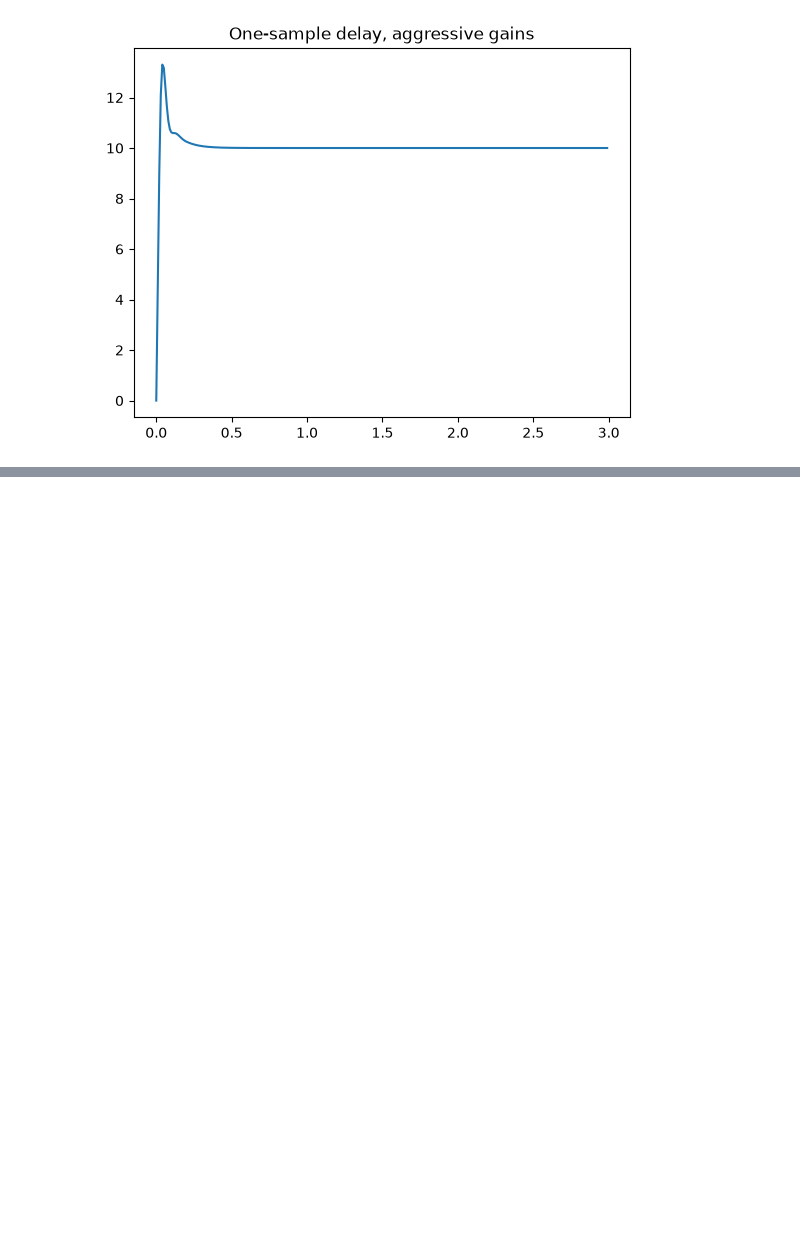
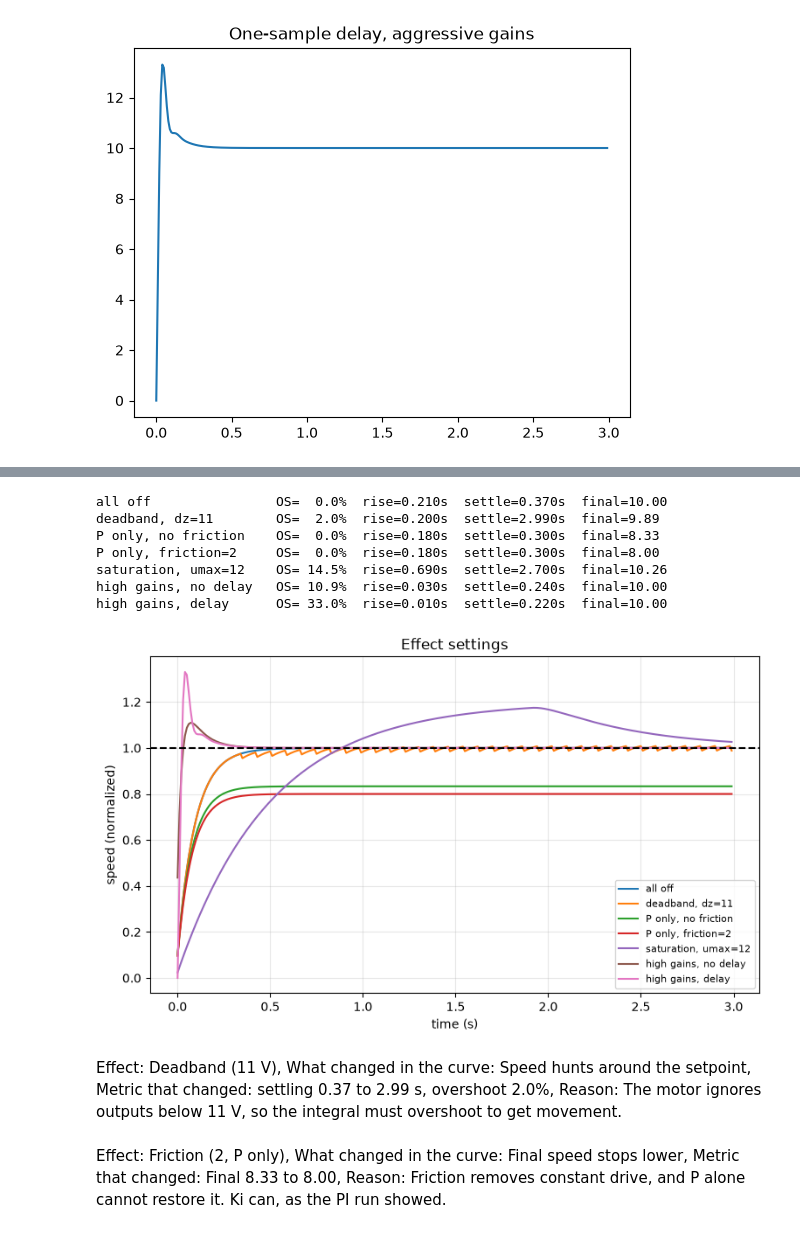
Before and after one commit to MilonClasher/DC-Motor-PID-Simulation, a Jupyter notebook: notebooks/02_tuning_and_realistic_plant.ipynb, the cells around one changed output, grey strips where cells are left out. Saved outputs shown, nothing was run; the diff lists cells and outputs as text; code cells hidden in the pictures; blank space fills up the shorter version.

```diff
--- a/notebooks/02_tuning_and_realistic_plant.ipynb
+++ b/notebooks/02_tuning_and_realistic_plant.ipynb
@@ -173,0 +193,40 @@ plt.plot(t, y); plt.title("One-sample delay, aggressive gains"); plt.show()
+# %%
+tests = {"all off":                  ((5, 10, 0),   {}),
+         "deadband, dz=11":          ((5, 10, 0),   {"dz": 11}),
+         "P only, no friction":      ((5, 0, 0),    {}),
+         "P only, friction=2":       ((5, 0, 0),    {"fric": 2.0}),
+         "saturation, umax=12":      ((5, 10, 0),   {"umax": 12.0}),
+         "high gains, no delay":     ((20, 200, 0), {}),
+         "high gains, delay":        ((20, 200, 0), {"delay": True})}
+
+plt.figure(figsize=(9, 5))
+for name, ((Kp, Ki, Kd), change) in tests.items():
+    t, y, u = simulate(Kp, Ki, Kd, **{**off, **change})
+    m = step_metrics(t, y / 10)
+    print(f"{name:22} OS={m['overshoot']:5.1f}%  rise={m['rise_time']:.3f}s  "
+          f"settle={m['settling_time']:.3f}s  final={y[-1]:.2f}")
+    plt.plot(t, y / 10, label=name)
+plt.axhline(1, ls="--", color="k")
+plt.legend(fontsize=8); plt.grid(True, alpha=0.3)
+plt.xlabel("time (s)"); plt.ylabel("speed (normalized)")
+plt.title("Effect settings")
+plt.savefig("../plots/effects_stronger.png", dpi=150); plt.show()
+# %% [output]
+all off                OS=  0.0%  rise=0.210s  settle=0.370s  final=10.00
+deadband, dz=11        OS=  2.0%  rise=0.200s  settle=2.990s  final=9.89
+P only, no friction    OS=  0.0%  rise=0.180s  settle=0.300s  final=8.33
+P only, friction=2     OS=  0.0%  rise=0.180s  settle=0.300s  final=8.00
+saturation, umax=12    OS= 14.5%  rise=0.690s  settle=2.700s  final=10.26
+high gains, no delay   OS= 10.9%  rise=0.030s  settle=0.240s  final=10.00
+high gains, delay      OS= 33.0%  rise=0.010s  settle=0.220s  final=10.00
+[figure, added]
+# %% [markdown]
+Effect: Deadband (11 V),
+What changed in the curve: Speed hunts around the setpoint,
+Metric that changed: settling 0.37 to 2.99 s, overshoot 2.0%,
+Reason: The motor ignores outputs below 11 V, so the integral must overshoot to get movement.
+# %% [markdown]
+Effect: Friction (2, P only),
+What changed in the curve: Final speed stops lower,
+Metric that changed: Final 8.33 to 8.00,
+Reason: Friction removes constant drive, and P alone cannot restore it. Ki can, as the PI run showed.
```
Also changed, not shown: parts of 6 cells of this notebook, 3 other files.
